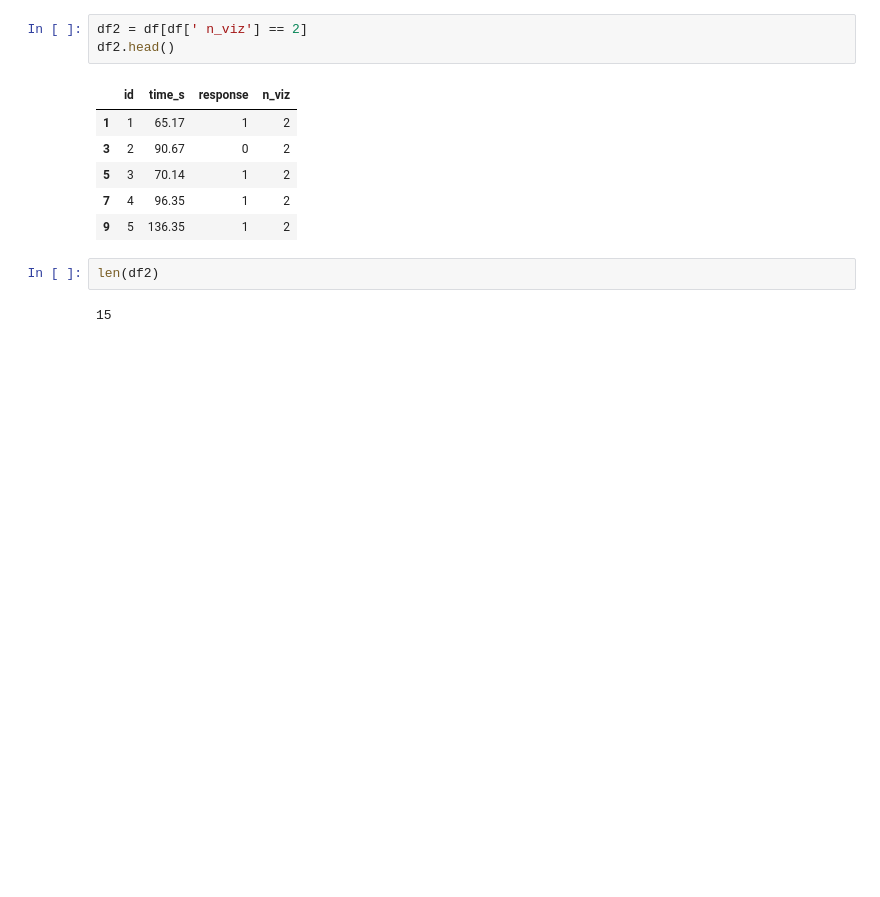
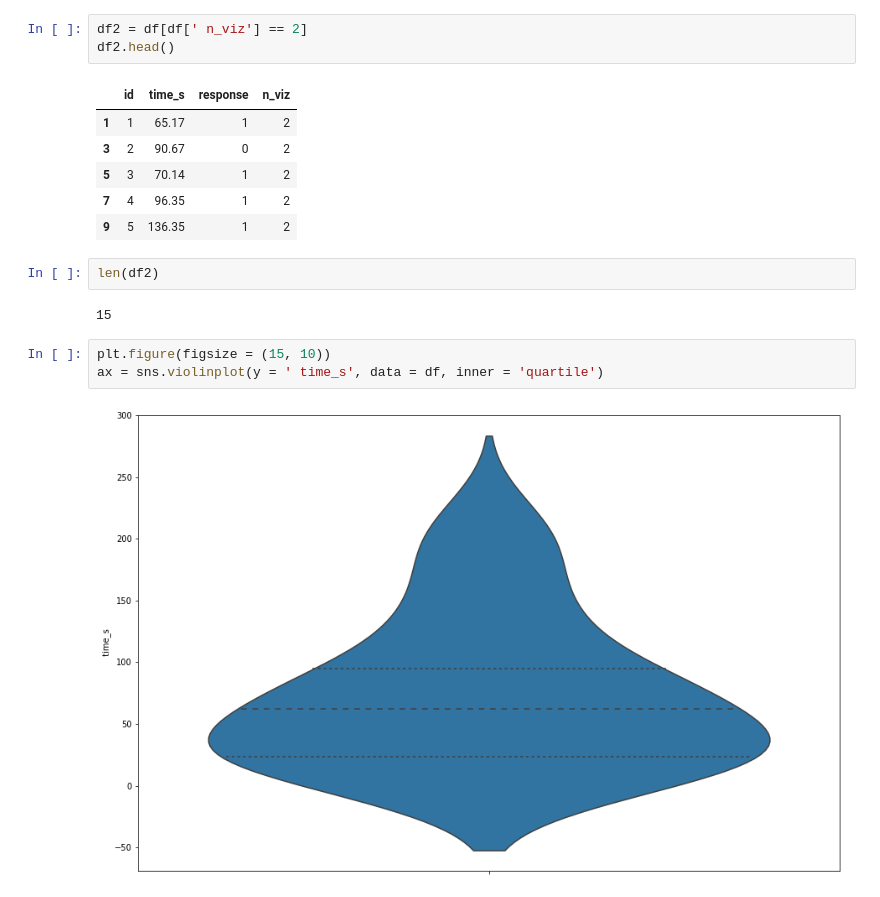
Before and after one commit to DBertazioli/ARmeetup, a Jupyter notebook: Visualizations/survey/violin_plot.ipynb, the cells around one changed output. Drawn from its saved outputs; the diff is of its cells as text; blank space fills up the shorter version.

```diff
--- a/Visualizations/survey/violin_plot.ipynb
+++ b/Visualizations/survey/violin_plot.ipynb
@@ -46,3 +47,8 @@ df2.head()
 len(df2)
 # %% [output]
 15
+# %%
+plt.figure(figsize = (15, 10))
+ax = sns.violinplot(y = ' time_s', data = df, inner = 'quartile')
+# %% [output]
+[figure, added]
```
Also changed, not shown: parts of 1 cell of this notebook, 1 other file.
